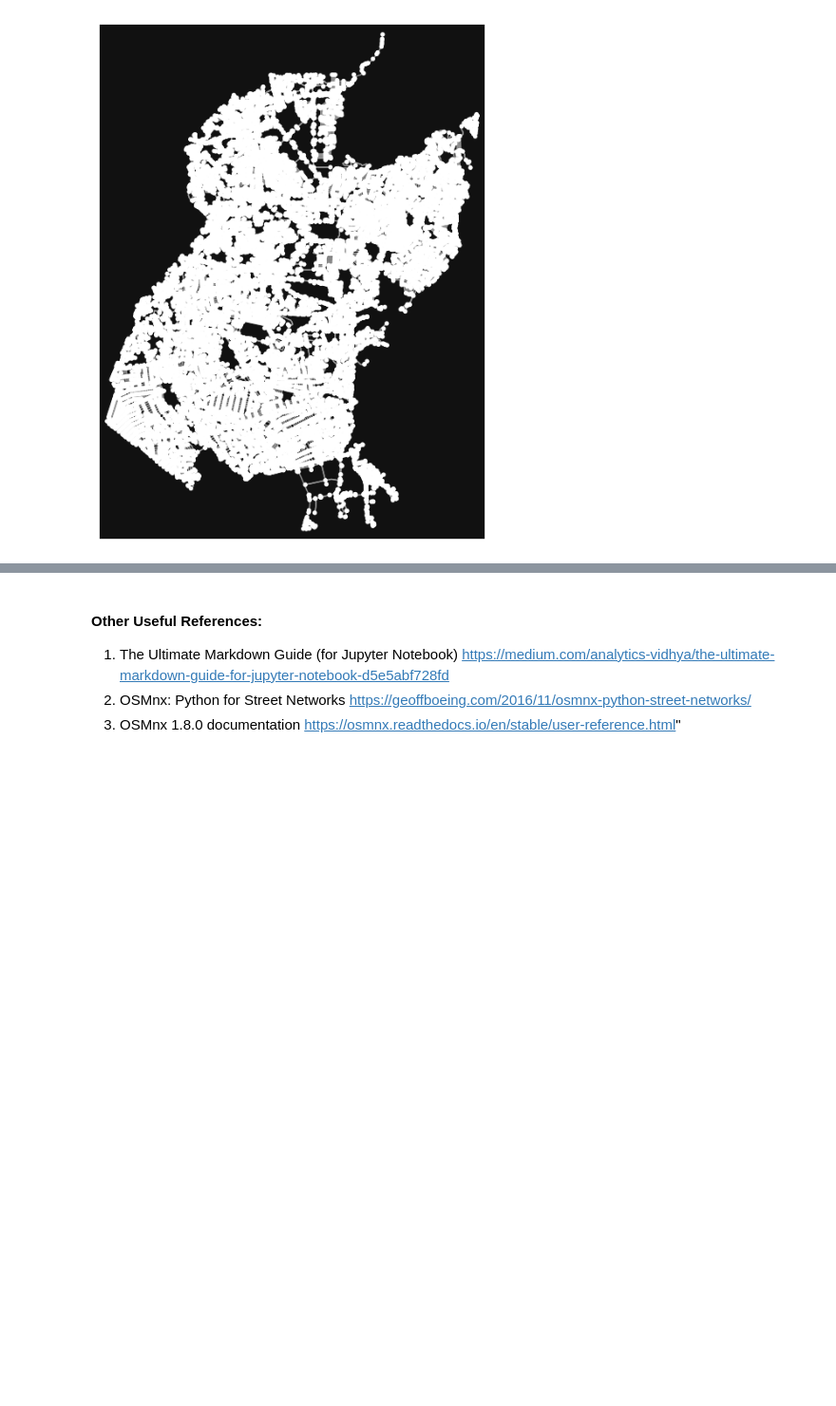
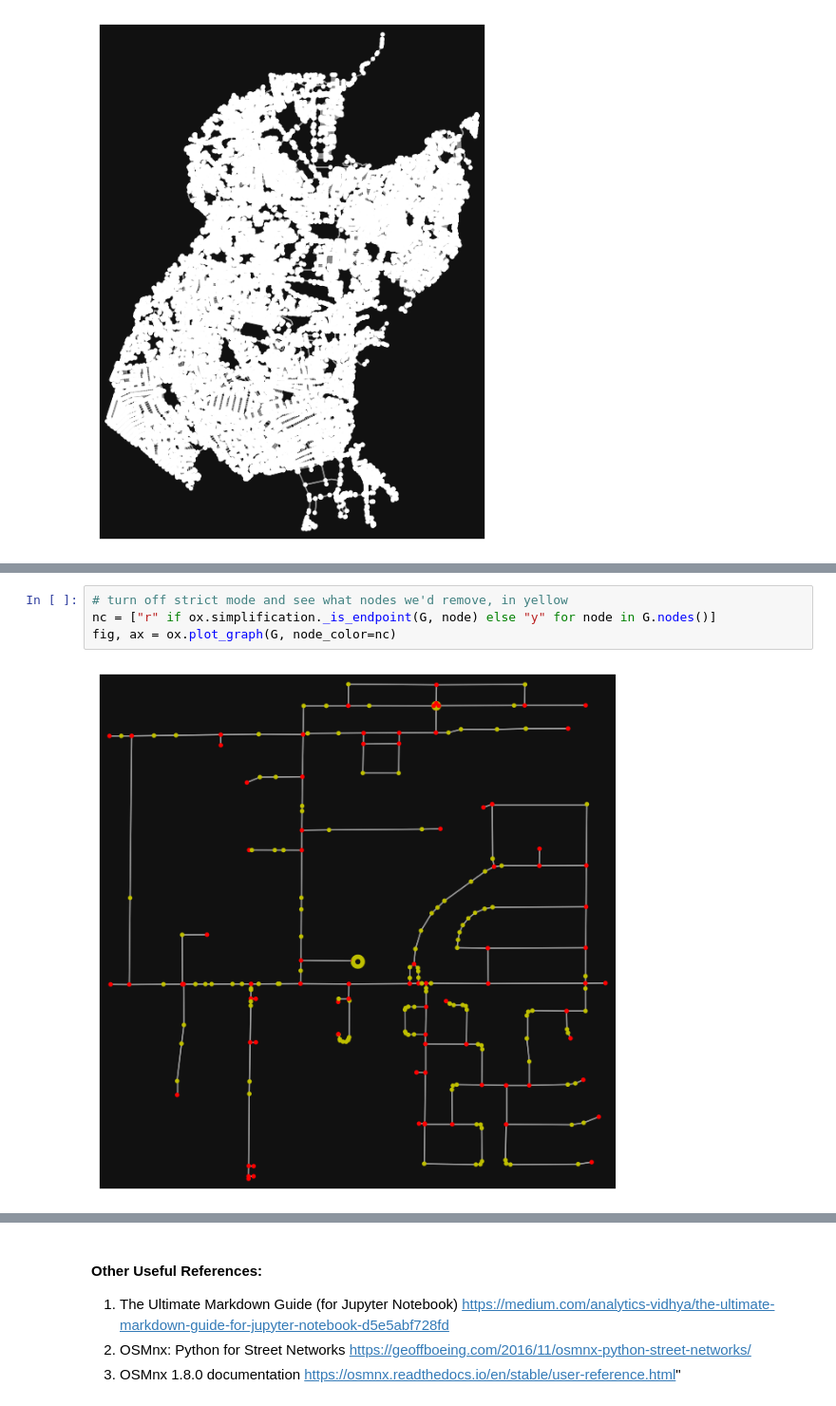
Before and after one commit to msescordial/rnga, a Jupyter notebook: Testing.ipynb, the cells around one changed output, grey strips where cells are left out. Shown at 95% size. Saved outputs shown, nothing was run; the diff lists cells and outputs as text; blank space fills up the shorter version.

```diff
--- a/Testing.ipynb
+++ b/Testing.ipynb
@@ -65,0 +75,6 @@ fig, ax = ox.plot_graph(H)
+# %%
+# turn off strict mode and see what nodes we'd remove, in yellow
+nc = ["r" if ox.simplification._is_endpoint(G, node) else "y" for node in G.nodes()]
+fig, ax = ox.plot_graph(G, node_color=nc)
+# %% [output]
+[figure, added]
```
Also changed, not shown: parts of 16 cells of this notebook.
